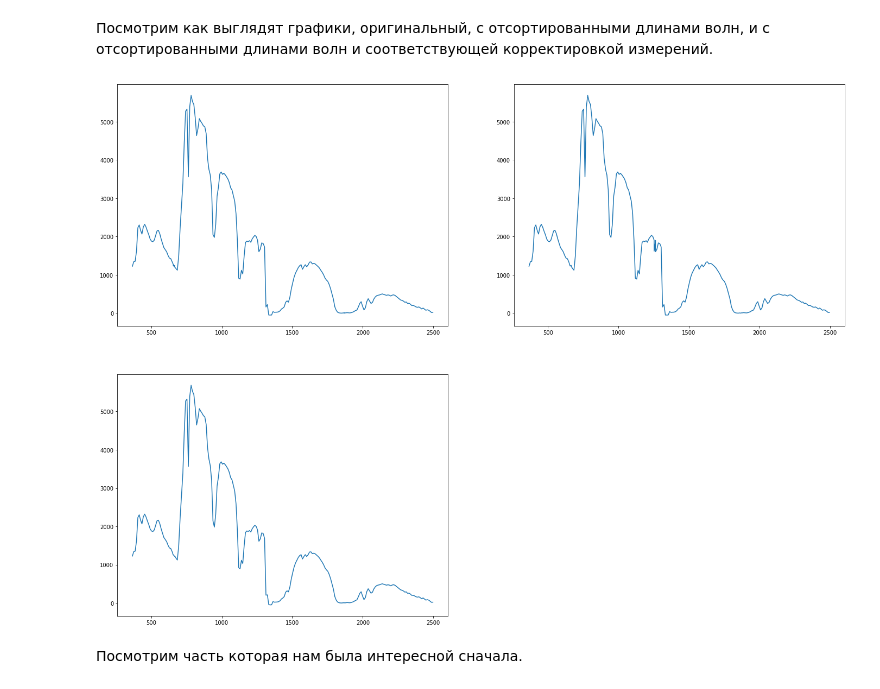
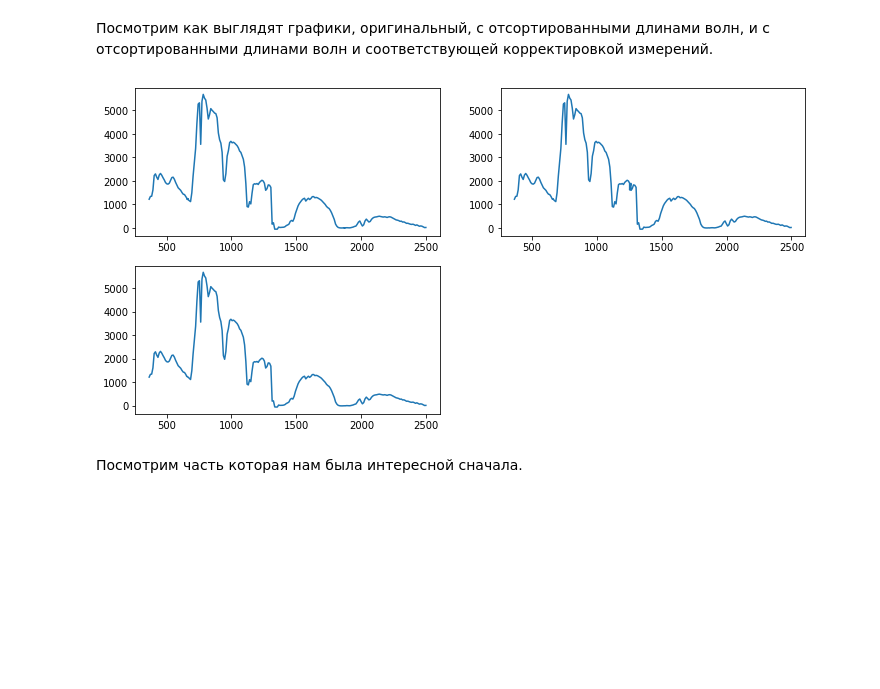
Before and after one commit to kormang/hyperspectralplayground, a Jupyter notebook: hyperspectral.ipynb, the cells around one changed output. Cells and saved outputs as stored; diff of their text form; code cells hidden in the pictures; blank space fills up the shorter version.

```diff
--- a/hyperspectral.ipynb
+++ b/hyperspectral.ipynb
@@ -84,16 +84,16 @@ some_signature_resampled = resampler(some_signature)
 Посмотрим как выглядят графики, оригинальный, с отсортированными длинами волн, и с отсортированными длинами волн и соответствующей корректировкой измерений.
 # %%
 fig = pylab.figure()
-fig.set_size_inches(6*4, 3*6)
+fig.set_size_inches(3*4, 1*6)
 pylab.subplot(2, 2, 1)
 pylab.plot(wavelengths_original, some_signature)
 pylab.subplot(2, 2, 2)
 pylab.plot(wavelengths_sorted, some_signature)
 pylab.subplot(2, 2, 3)
 pylab.plot(wavelengths_sorted, some_signature_resampled)
 pylab.show()
 # %% [output]
-[figure, old version]
+[figure, new version]
 # %% [markdown]
 Посмотрим часть которая нам была интересной сначала.
 # %%
```
Also changed, not shown: parts of 36 cells of this notebook, 16 other files.
